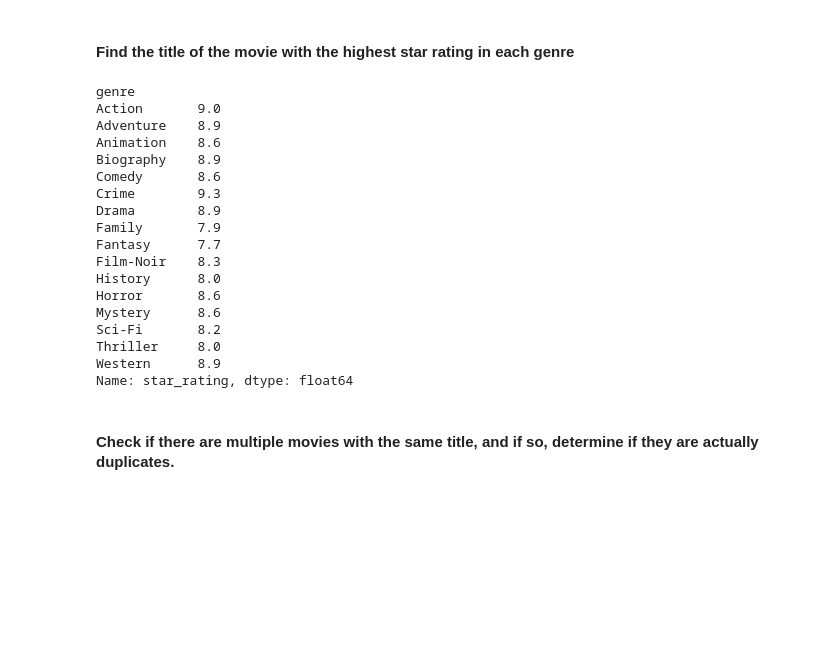
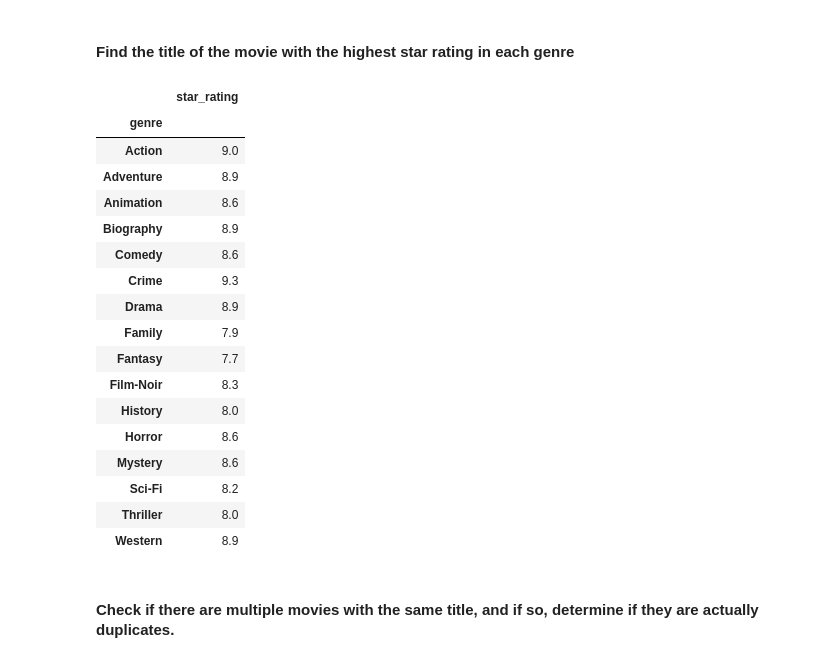
Before and after one commit to codisteinborn/codi_steinborn_unit2_project, a Jupyter notebook: unit2_project-master/imdb.ipynb, the cells around one changed output. Cells and saved outputs as stored; diff of their text form; code cells hidden in the pictures; blank space fills up the shorter version.

```diff
--- a/unit2_project-master/imdb.ipynb
+++ b/unit2_project-master/imdb.ipynb
@@ -217,26 +250,25 @@ ValueError: scatter requires y column to be numeric
 #### Find the title of the movie with the highest star rating in each genre
 # %%
 # Answer:
-
-movies.groupby('genre')['star_rating'].max()
+movies.groupby('genre').agg({'star_rating': 'max'})
 # %% [output]
-genre
-Action       9.0
-Adventure    8.9
-Animation    8.6
-Biography    8.9
-Comedy       8.6
-Crime        9.3
-Drama        8.9
-Family       7.9
-Fantasy      7.7
-Film-Noir    8.3
-History      8.0
-Horror       8.6
-Mystery      8.6
-Sci-Fi       8.2
-Thriller     8.0
-Western      8.9
-Name: star_rating, dtype: float64
+|  | star_rating |
+| genre |  |
+| Action | 9.0 |
+| Adventure | 8.9 |
+| Animation | 8.6 |
+| Biography | 8.9 |
+| Comedy | 8.6 |
+| Crime | 9.3 |
+| Drama | 8.9 |
+| Family | 7.9 |
+| Fantasy | 7.7 |
+| Film-Noir | 8.3 |
+| History | 8.0 |
+| Horror | 8.6 |
+| Mystery | 8.6 |
+| Sci-Fi | 8.2 |
+| Thriller | 8.0 |
+| Western | 8.9 |
 # %% [markdown]
 #### Check if there are multiple movies with the same title, and if so, determine if they are actually duplicates.
```
Also changed, not shown: parts of 21 cells of this notebook.
